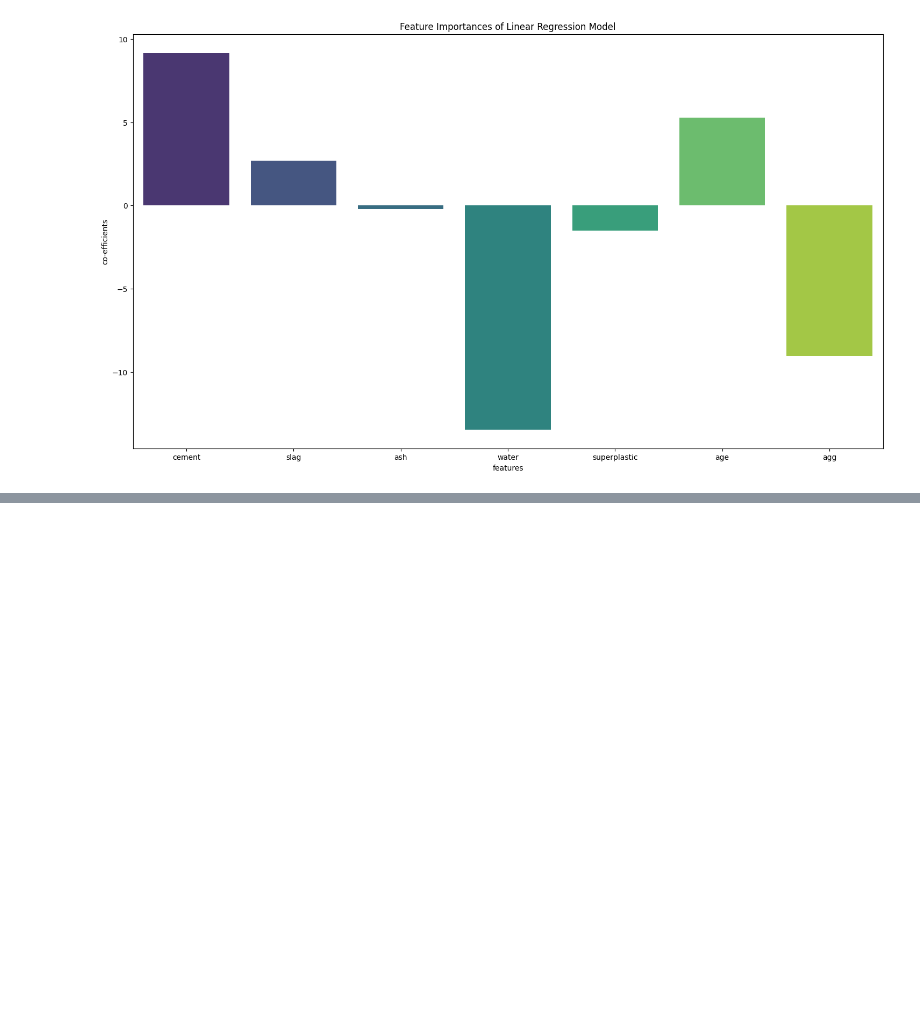
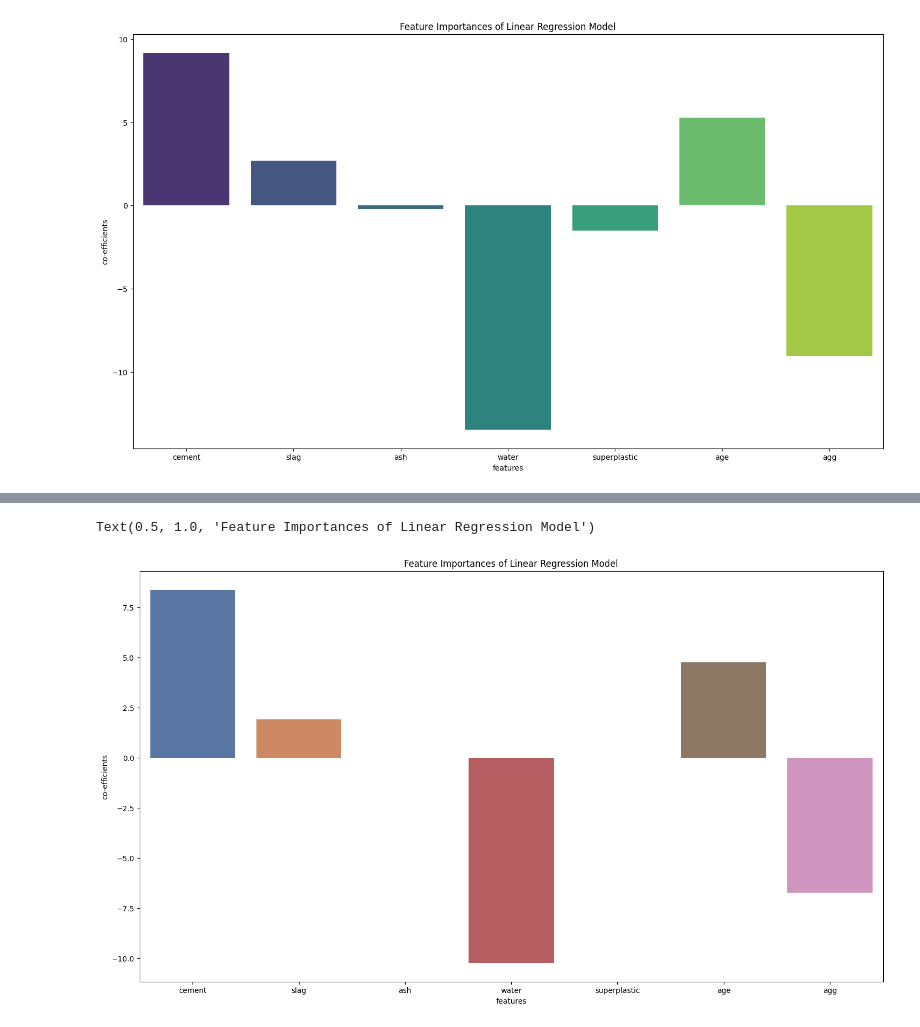
Before and after one commit to ayushipradhan30/AIML-mini-projects, a Jupyter notebook: Featurization,_Model_Selection_&_Tuning.ipynb, the cells around one changed output, grey strips where cells are left out. Saved outputs shown, nothing was run; the diff lists cells and outputs as text; code cells hidden in the pictures; blank space fills up the shorter version.

```diff
--- a/Featurization,_Model_Selection_&_Tuning.ipynb
+++ b/Featurization,_Model_Selection_&_Tuning.ipynb
@@ -340,0 +343,15 @@ Text(0.5, 1.0, 'Feature Importances of Linear Regression Model')
+# %%
+lasso = Lasso(alpha = 0.5)
+lasso.fit(x_train, y_train)
+
+for i, col_name in enumerate(x_train.columns):
+  print('The coefficient for %s is %f' %(col_name, lasso.coef_[i]))
+
+y_pred_tr = lasso.predict(x_train)
+y_pred_val = lasso.predict(x_val)
+
+tr_score = r2_score(y_train, y_pred_tr)
+val_score = r2_score(y_val, y_pred_val)
+
+print('\n\nTrain R2 score: ', tr_score)
+print('Validation R2 score: ', val_score)
@@ -340,0 +370,11 @@ Text(0.5, 1.0, 'Feature Importances of Linear Regression Model')
+# %%
+coef = pd.DataFrame(lasso.coef_.ravel())
+coef['features'] = x_train.columns
+plt.figure(figsize = (18,10))
+sns.barplot(x = 'features', y = 0, data = coef, palette = 'deep')
+plt.ylabel('co-efficients')
+plt.xlabel('features')
+plt.title('Feature Importances of Linear Regression Model')
+# %% [output]
+Text(0.5, 1.0, 'Feature Importances of Linear Regression Model')
+[figure, added]
```
Also changed, not shown: parts of 2 cells of this notebook.
